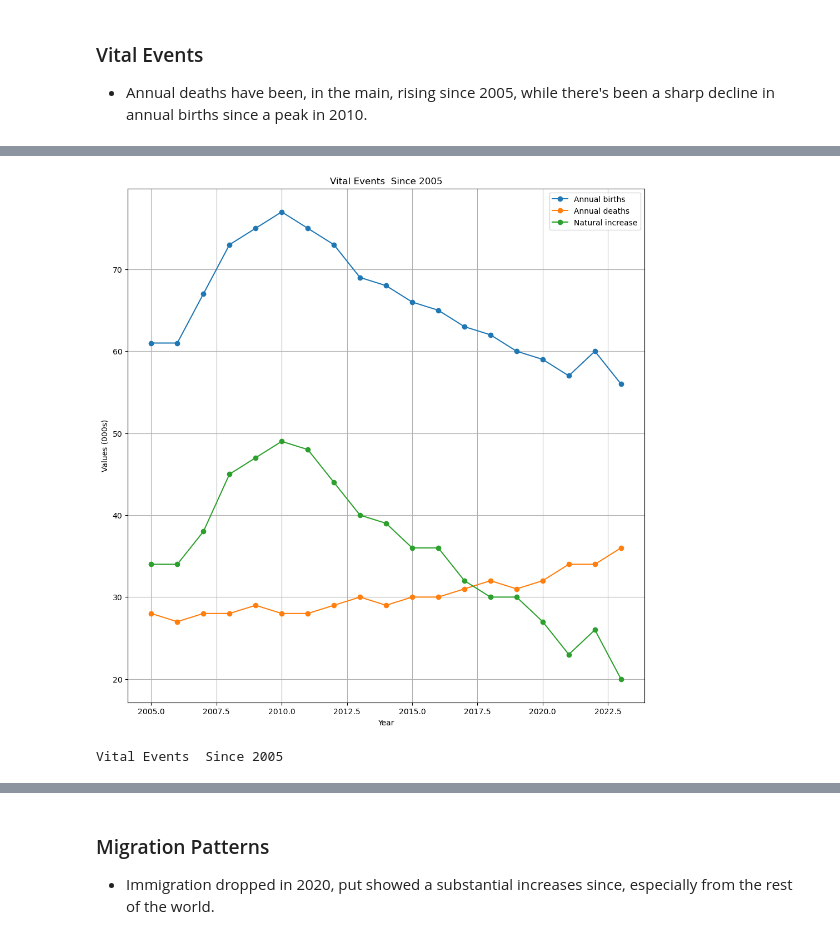
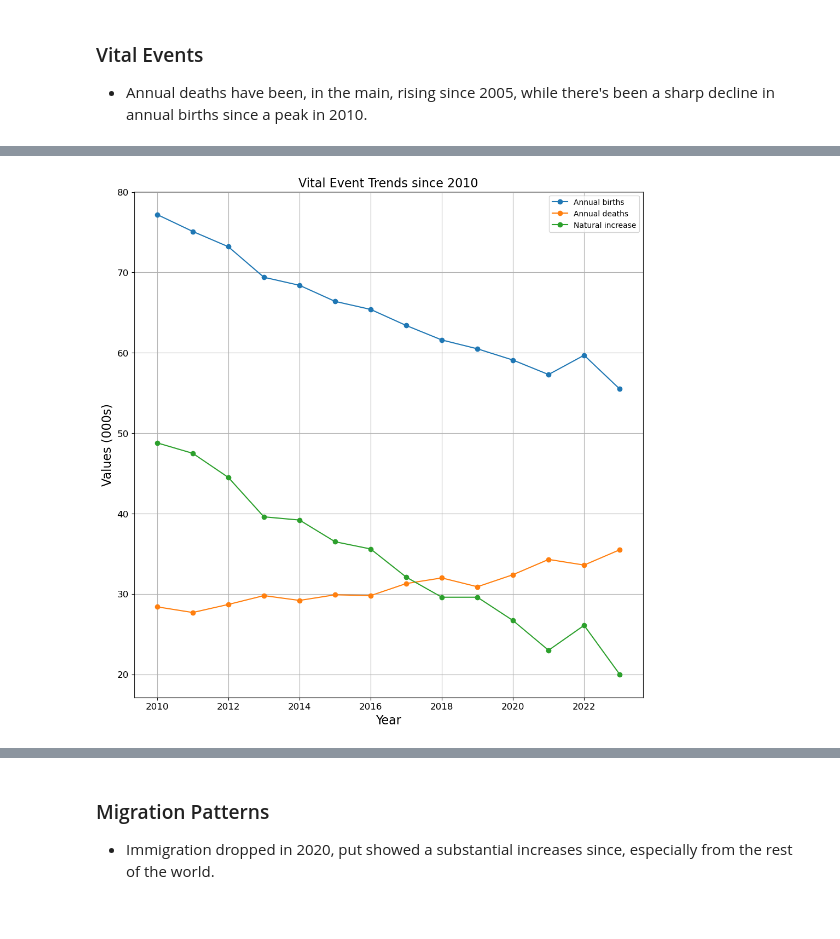
Before and after one commit to ronandownes/pme, a Jupyter notebook: code/PEA15.ipynb, the cells around one changed output, grey strips where cells are left out. Cells and saved outputs as stored; diff of their text form; code cells hidden in the pictures.

```diff
--- a/code/PEA15.ipynb
+++ b/code/PEA15.ipynb
@@ -147,5 +224,7 @@ print(f"The last year with missing data in the 'VALUE' field is: {last_year_miss
 # %% [output]
 The last year with missing data in the 'VALUE' field is: 1986
 # %%
-df.head()
+df_long=df
+
+df_long.head()
 # %% [output]
@@ -318,0 +273,4 @@ dtype: int64
+# %%
+#preview changes
+df_pivot = df_pivot.reset_index()
+df_pivot.head()
@@ -318,0 +340,18 @@ dtype: int64
+# %%
+# Initial backward fill
+df_pivot_filled = df_pivot.bfill()
+
+# Adjusting values to maintain differences
+for index, row in df_pivot_filled.iterrows():
+    if pd.isna(row['births']) and not pd.isna(row['deaths']):
+        df_pivot_filled.at[index, 'births'] = row['deaths'] + row['natural']
+    elif not pd.isna(row['births']) and pd.isna(row['deaths']):
+        df_pivot_filled.at[index, 'deaths'] = row['births'] - row['natural']
+
+    if pd.isna(row['immigrants']) and not pd.isna(row['emigrants']):
+        df_pivot_filled.at[index, 'immigrants'] = row['emigrants'] + row['migration']
+    elif not pd.isna(row['immigrants']) and pd.isna(row['emigrants']):
+        df_pivot_filled.at[index, 'emigrants'] = row['immigrants'] - row['migration']
+
+# Displaying the first few rows after filling and adjusting
+df_pivot_filled.head()
@@ -359,28 +398,25 @@ plt.show()
 # %%
-# Define the start date for the plot
-start_date = 2005  # Replace with your desired start year
 
 # Filter the DataFrame to include data from the start date onwards
-filtered_change_df = change_df[change_df.index >= start_date]
+start_date = 2010  # Define the start date for the plot
+filtered_df = df_pivot_filled[df_pivot_filled['year'] >= start_date]
 
+# Plotting the vital events
 plt.figure(figsize=(12, 12))
-plt.plot(filtered_change_df.index, filtered_change_df['Annual births'], marker='o', label='Annual births')
-plt.plot(filtered_change_df.index, filtered_change_df['Annual deaths'], marker='o', label='Annual deaths')
-plt.plot(filtered_change_df.index, filtered_change_df['Natural increase'], marker='o', label='Natural increase')
-plt.title(f'Vital Events  Since {start_date}')
+plt.plot(filtered_df['year'], filtered_df['births'], marker='o', label='Annual births')
+plt.plot(filtered_df['year'], filtered_df['deaths'], marker='o', label='Annual deaths')
+plt.plot(filtered_df['year'], filtered_df['natural'], marker='o', label='Natural increase')
+plt.title(f'Vital Event Trends since {start_date}')
 plt.xlabel('Year')
 plt.ylabel('Values (000s)')
 plt.legend()
 plt.grid(True)
 
 # Save the plot before displaying it
-plt.savefig('../images/12_vit_vital_events.png')
+plt.savefig('../images/vital_events{start_date}.png')
 
 # Then display the plot
 plt.show()
-
-print(f'Vital Events  Since {start_date}')
 # %% [output]
-[figure, old version]
+[figure, new version]
-Vital Events  Since 2005
 # %%
```
Also changed, not shown: parts of 53 cells of this notebook, 46 other files.
